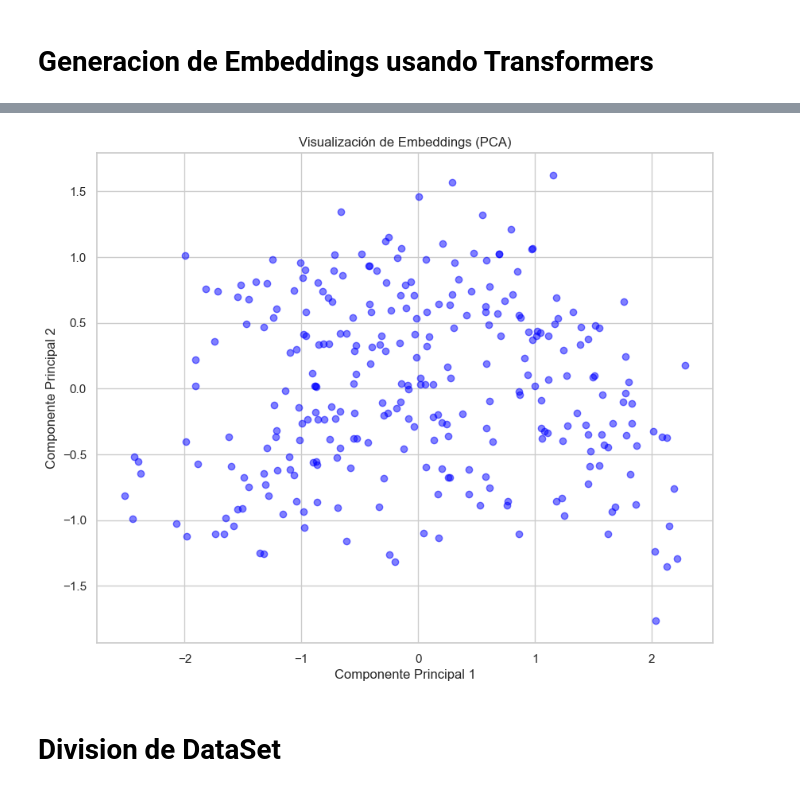
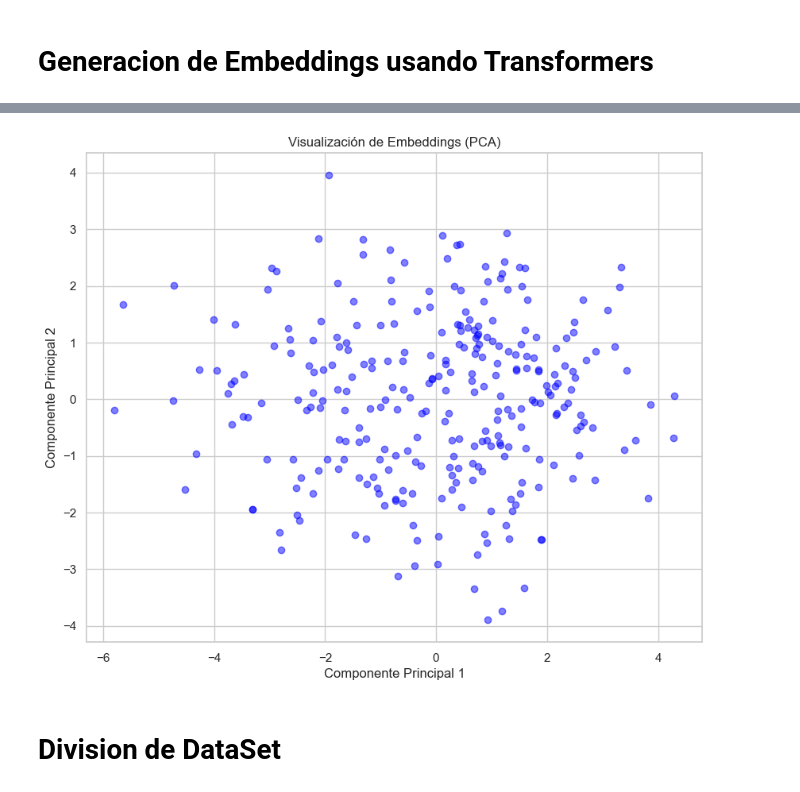
Before and after one commit to DiwsgenLop/Proyecto-Final-Mineria-de-Datos, a Jupyter notebook: Proyecto_Clasificacion_Sentimientos.ipynb, the cells around one changed output, grey strips where cells are left out. Drawn from its saved outputs; the diff is of its cells as text; code cells hidden in the pictures.

```diff
--- a/Proyecto_Clasificacion_Sentimientos.ipynb
+++ b/Proyecto_Clasificacion_Sentimientos.ipynb
@@ -285,5 +261,0 @@ def palabras_frecuentes(data, columnas, titulo, top_n=10):
-# %%
-# Identificar palabras clave para cada sentimiento
-for sentimiento, preguntas_cat in categorias.items():
-    columnas = [col for col in dataset.columns if any(col.startswith(p) for p in preguntas_cat)]
-    palabras_frecuentes(dataset, columnas, sentimiento, top_n=10)
@@ -442,2 +360,0 @@ print(dataset.head())
-# %%
-dataset = procesar_todas_las_columnas(dataset, stop_words)
@@ -670,0 +620,36 @@ Name: Embeddings, dtype: object
+# %%
+# Cargar el modelo BERT en español y su tokenizador
+modelo = 'dccuchile/bert-base-spanish-wwm-cased'
+tokenizer = AutoTokenizer.from_pretrained(modelo)
+bert_es_model = AutoModel.from_pretrained(modelo)
+
+# Función para generar embeddings en lotes
+def generar_embeddings_bert_es(textos, modelo, tokenizer, batch_size=32):
+    """
+    Genera embeddings para un conjunto de textos utilizando BERT en español.
+    """
+    embeddings = []
+    for i in range(0, len(textos), batch_size):
+        lote = textos[i:i + batch_size]
+        # Tokenización del lote
+        inputs = tokenizer(lote, return_tensors="pt", truncation=True, padding=True, max_length=512)
+        with torch.no_grad():
+            outputs = modelo(**inputs)
+        # Extraer embeddings del token [CLS] (primer token)
+        lote_embeddings = outputs.last_hidden_state[:, 0, :].cpu().numpy()
+        embeddings.append(lote_embeddings)
+    return np.vstack(embeddings)
+
+# Preparar los textos procesados
+textos = [str(texto) for texto in dataset['Texto_Procesado'].tolist() if texto]
+
+# Generar embeddings para todos los textos procesados
+try:
+    embeddings_array = generar_embeddings_bert_es(textos, bert_es_model, tokenizer)
+    embeddings_array = np.array(embeddings_array)  # Convertir a array de NumPy
+    print("Forma de la matriz de embeddings:", embeddings_array.shape)
+except Exception as e:
+    print("Error al generar embeddings:", str(e))
+
+# Guardar los embeddings en el dataset (opcional)
+dataset['Embeddings'] = list(embeddings_array)
@@ -671,16 +660,16 @@ Name: Embeddings, dtype: object
 # %%
 # Reducir la dimensionalidad a 2D con PCA
 pca = PCA(n_components=2)
-embeddings_pca = pca.fit_transform(embeddings)
+embeddings_pca = pca.fit_transform(embeddings_array)
 
 # Visualizar los embeddings
 plt.figure(figsize=(10, 8))
 plt.scatter(embeddings_pca[:, 0], embeddings_pca[:, 1], c='blue', alpha=0.5)
 plt.title("Visualización de Embeddings (PCA)")
 plt.xlabel("Componente Principal 1")
 plt.ylabel("Componente Principal 2")
 plt.show()
 # %% [output]
-[figure, old version]
+[figure, new version]
 # %% [markdown]
 <h1> Division de DataSet </h1>
```
Also changed, not shown: parts of 64 cells of this notebook, 2 other files.
